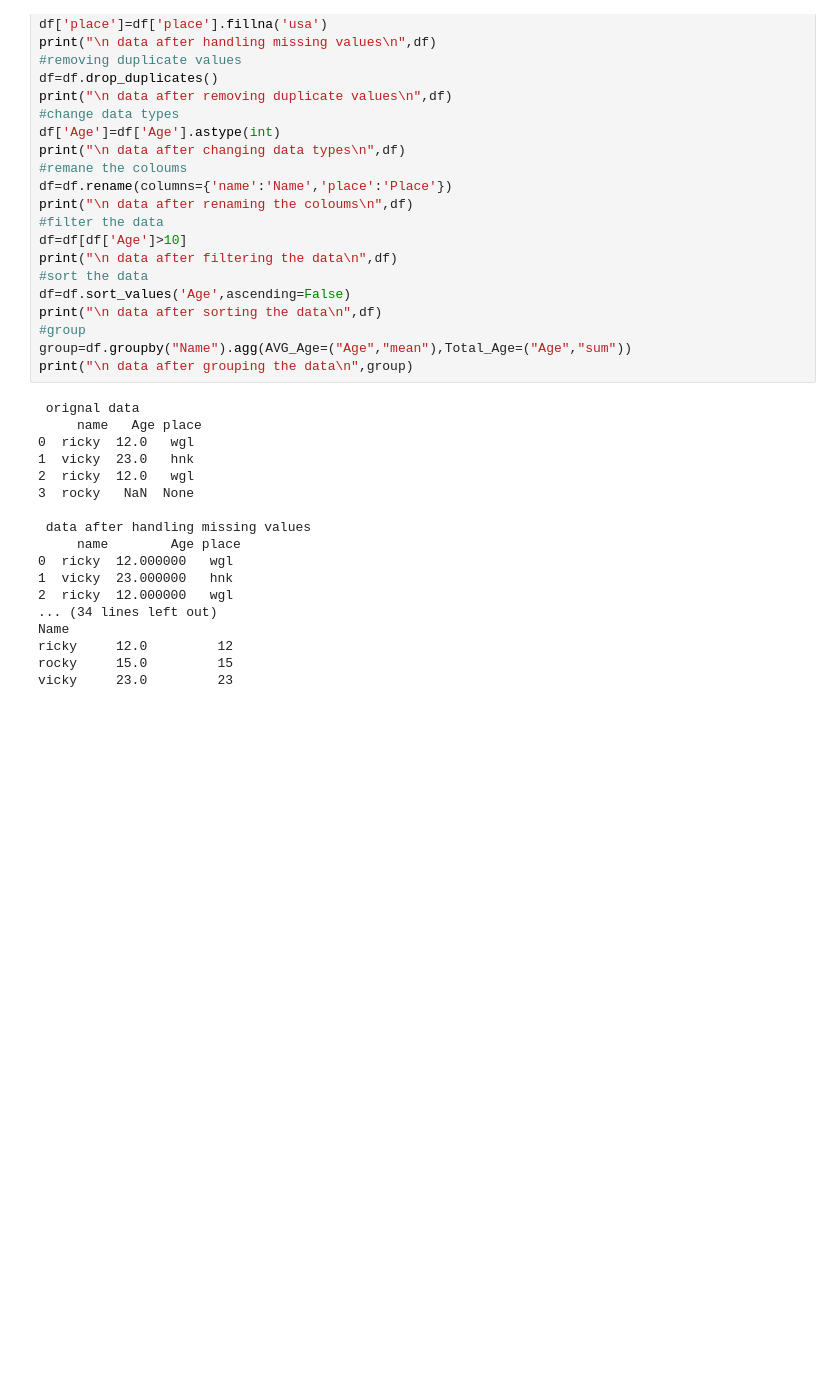
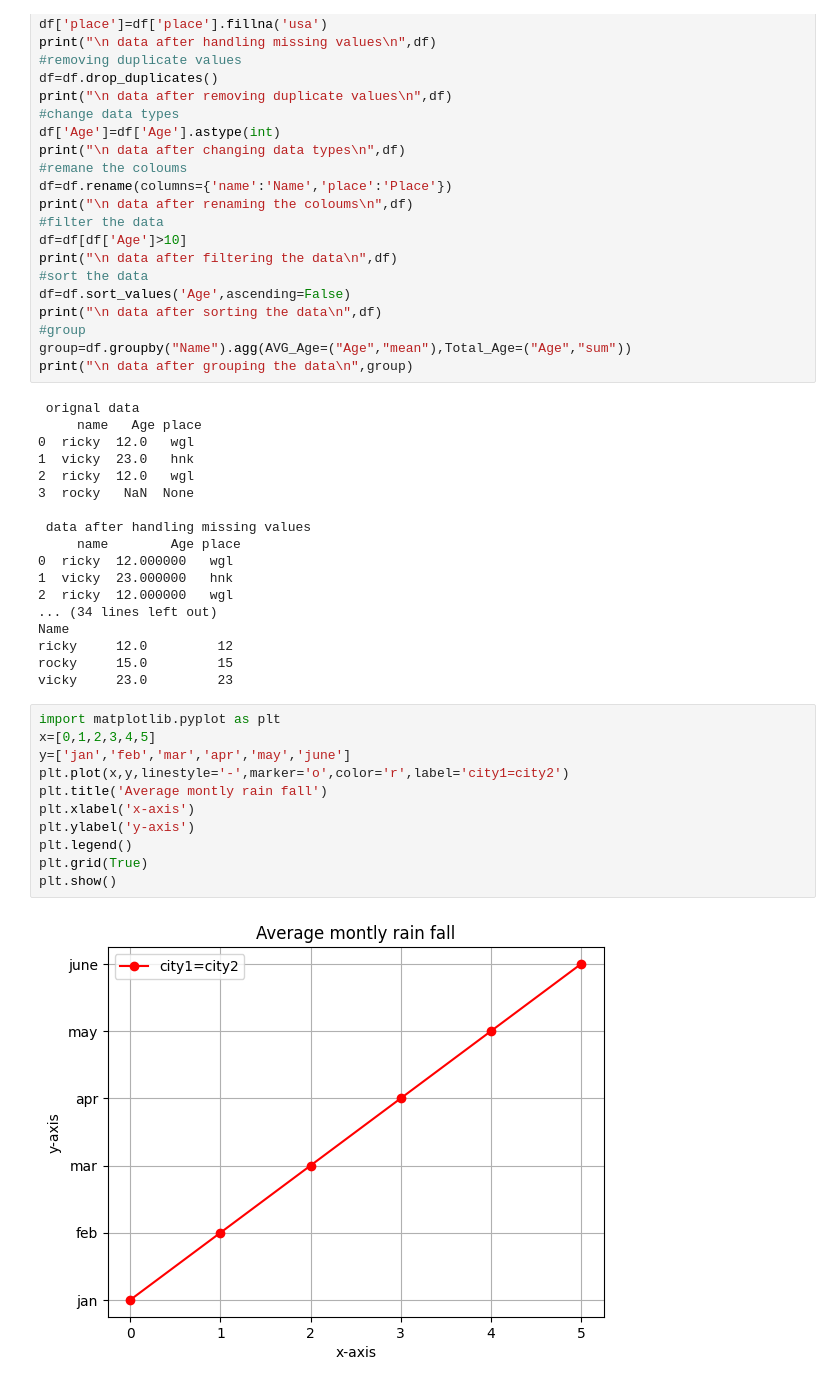
Before and after one commit to 2403a52286-boop/SRU_Batch11, a Jupyter notebook: Untitled7.ipynb, the cells around one changed output. Saved outputs shown, nothing was run; the diff lists cells and outputs as text; blank space fills up the shorter version.

```diff
--- a/Untitled7.ipynb
+++ b/Untitled7.ipynb
@@ -48,3 +48,16 @@ Name
 ricky     12.0         12
 rocky     15.0         15
 vicky     23.0         23
+# %%
+import matplotlib.pyplot as plt
+x=[0,1,2,3,4,5]
+y=['jan','feb','mar','apr','may','june']
+plt.plot(x,y,linestyle='-',marker='o',color='r',label='city1=city2')
+plt.title('Average montly rain fall')
+plt.xlabel('x-axis')
+plt.ylabel('y-axis')
+plt.legend()
+plt.grid(True)
+plt.show()
+# %% [output]
+[figure, added]
```
Also changed, not shown: parts of 4 cells of this notebook.
